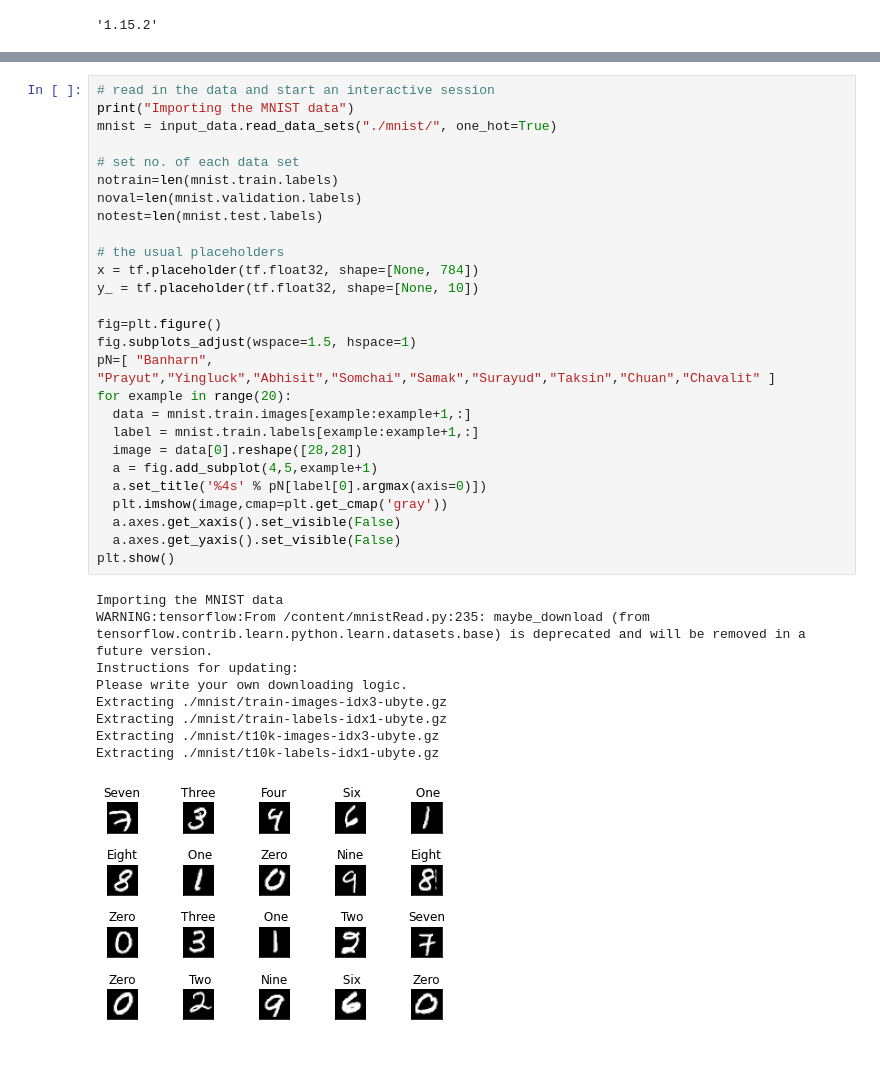
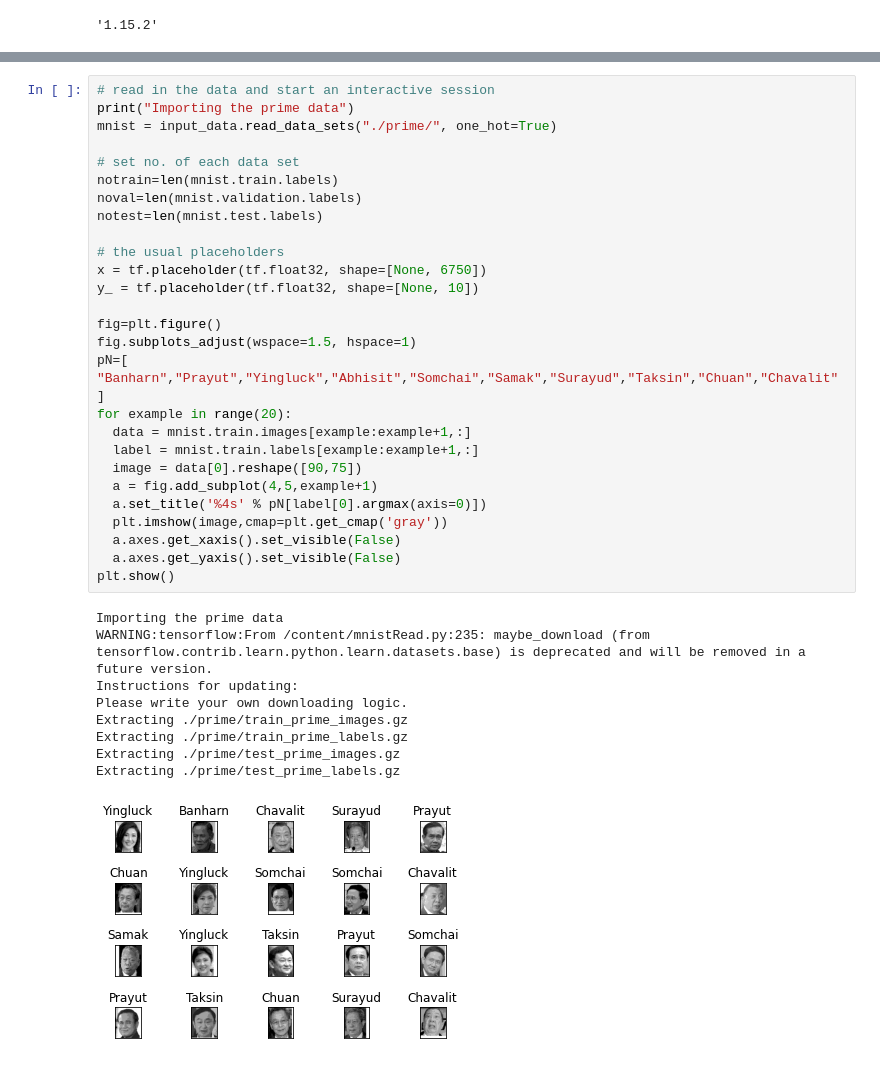
Before and after one commit to wisawapan/Automatic-email, a Jupyter notebook: mnistDemo1.ipynb, the cells around one changed output, grey strips where cells are left out. Saved outputs shown, nothing was run; the diff lists cells and outputs as text.

```diff
--- a/mnistDemo1.ipynb
+++ b/mnistDemo1.ipynb
@@ -93,42 +92,41 @@ def calAcc():
   return strain_accuracy, stest_accuracy, sval_accuracy
 # %%
 # read in the data and start an interactive session
-print("Importing the MNIST data")
-mnist = input_data.read_data_sets("./mnist/", one_hot=True)
+print("Importing the prime data")
+mnist = input_data.read_data_sets("./prime/", one_hot=True)
 
 # set no. of each data set
 notrain=len(mnist.train.labels)
 noval=len(mnist.validation.labels)
 notest=len(mnist.test.labels)
 
 # the usual placeholders
-x = tf.placeholder(tf.float32, shape=[None, 784])
+x = tf.placeholder(tf.float32, shape=[None, 6750])
 y_ = tf.placeholder(tf.float32, shape=[None, 10])
 
 fig=plt.figure()
 fig.subplots_adjust(wspace=1.5, hspace=1)
-pN=[ "Banharn",
-"Prayut","Yingluck","Abhisit","Somchai","Samak","Surayud","Taksin","Chuan","Chavalit" ]
+pN=[ "Banharn","Prayut","Yingluck","Abhisit","Somchai","Samak","Surayud","Taksin","Chuan","Chavalit" ]
 for example in range(20):
   data = mnist.train.images[example:example+1,:]
   label = mnist.train.labels[example:example+1,:]
-  image = data[0].reshape([28,28])
+  image = data[0].reshape([90,75])
   a = fig.add_subplot(4,5,example+1)
   a.set_title('%4s' % pN[label[0].argmax(axis=0)])
   plt.imshow(image,cmap=plt.get_cmap('gray'))
   a.axes.get_xaxis().set_visible(False)
   a.axes.get_yaxis().set_visible(False)
 plt.show()
 # %% [output]
-Importing the MNIST data
+Importing the prime data
 WARNING:tensorflow:From /content/mnistRead.py:235: maybe_download (from tensorflow.contrib.learn.python.learn.datasets.base) is deprecated and will be removed in a future version.
 Instructions for updating:
 Please write your own downloading logic.
-Extracting ./mnist/train-images-idx3-ubyte.gz
-Extracting ./mnist/train-labels-idx1-ubyte.gz
-Extracting ./mnist/t10k-images-idx3-ubyte.gz
-Extracting ./mnist/t10k-labels-idx1-ubyte.gz
+Extracting ./prime/train_prime_images.gz
+Extracting ./prime/train_prime_labels.gz
+Extracting ./prime/test_prime_images.gz
+Extracting ./prime/test_prime_labels.gz
-[figure, old version]
+[figure, new version]
 # %%
 # first convolutional layer; this is a 5 x 5 patch size with 1 input and 32 outputs.
 # the re-shaped image has the number of colour channels as the last dimension, and
```
Also changed, not shown: parts of 3 cells of this notebook.
